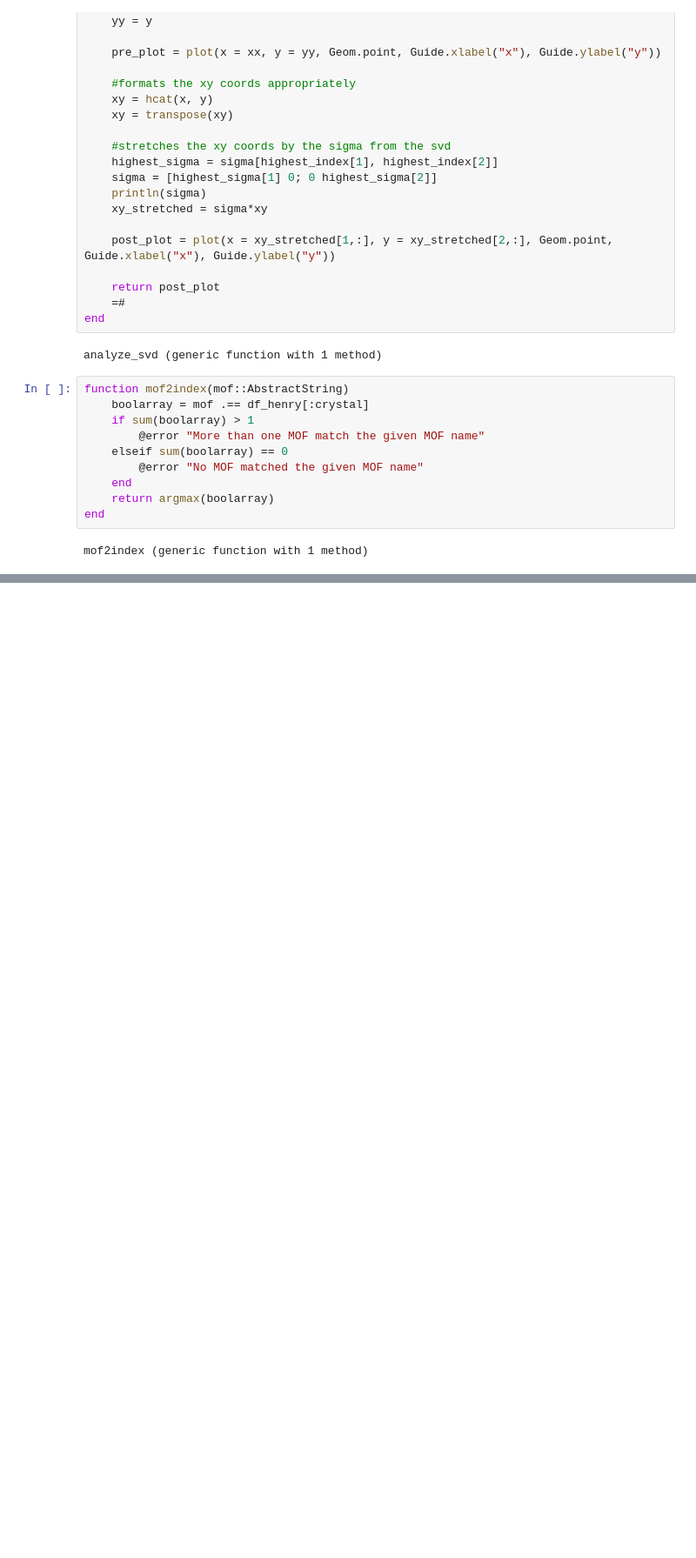
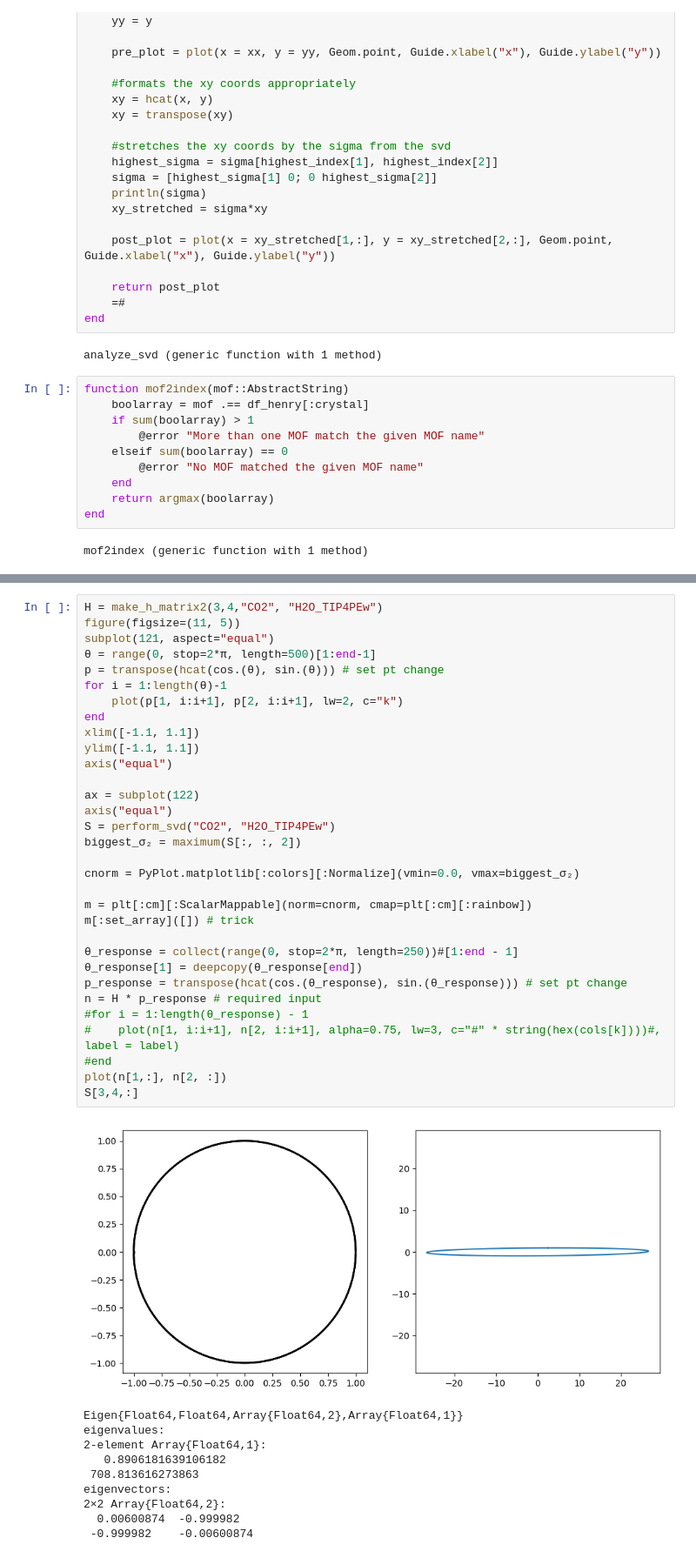
Before and after one commit to SimonEnsemble/sensor_arrays, a Jupyter notebook: src/Sensor_notebook.ipynb, the cells around one changed output, grey strips where cells are left out. Shown at 87% size. Drawn from its saved outputs; the diff is of its cells as text; blank space fills up the shorter version.

```diff
--- a/src/Sensor_notebook.ipynb
+++ b/src/Sensor_notebook.ipynb
@@ -229,0 +412,43 @@ mof2index (generic function with 1 method)
+# %%
+H = make_h_matrix2(3,4,"CO2", "H2O_TIP4PEw")
+figure(figsize=(11, 5))
+subplot(121, aspect="equal")
+θ = range(0, stop=2*π, length=500)[1:end-1]
+p = transpose(hcat(cos.(θ), sin.(θ))) # set pt change
+for i = 1:length(θ)-1
+    plot(p[1, i:i+1], p[2, i:i+1], lw=2, c="k")
+end
+xlim([-1.1, 1.1])
+ylim([-1.1, 1.1])
+axis("equal")
+
+ax = subplot(122)
+axis("equal")
+S = perform_svd("CO2", "H2O_TIP4PEw")
+biggest_σ₂ = maximum(S[:, :, 2])
+
+cnorm = PyPlot.matplotlib[:colors][:Normalize](vmin=0.0, vmax=biggest_σ₂)
+
+m = plt[:cm][:ScalarMappable](norm=cnorm, cmap=plt[:cm][:rainbow])
+m[:set_array]([]) # trick
+
+θ_response = collect(range(0, stop=2*π, length=250))#[1:end - 1]
+θ_response[1] = deepcopy(θ_response[end])
+p_response = transpose(hcat(cos.(θ_response), sin.(θ_response))) # set pt change
+n = H * p_response # required input
+#for i = 1:length(θ_response) - 1
+#    plot(n[1, i:i+1], n[2, i:i+1], alpha=0.75, lw=3, c="#" * string(hex(cols[k])))#, label = label)
+#end
+plot(n[1,:], n[2, :])
+S[3,4,:]
+# %% [output]
+[figure, added]
+Eigen{Float64,Float64,Array{Float64,2},Array{Float64,1}}
+eigenvalues:
+2-element Array{Float64,1}:
+   0.8906181639106182
+ 708.813616273863
+eigenvectors:
+2×2 Array{Float64,2}:
+  0.00600874  -0.999982
+ -0.999982    -0.00600874
```
Also changed, not shown: parts of 19 cells of this notebook, 1 other file.
